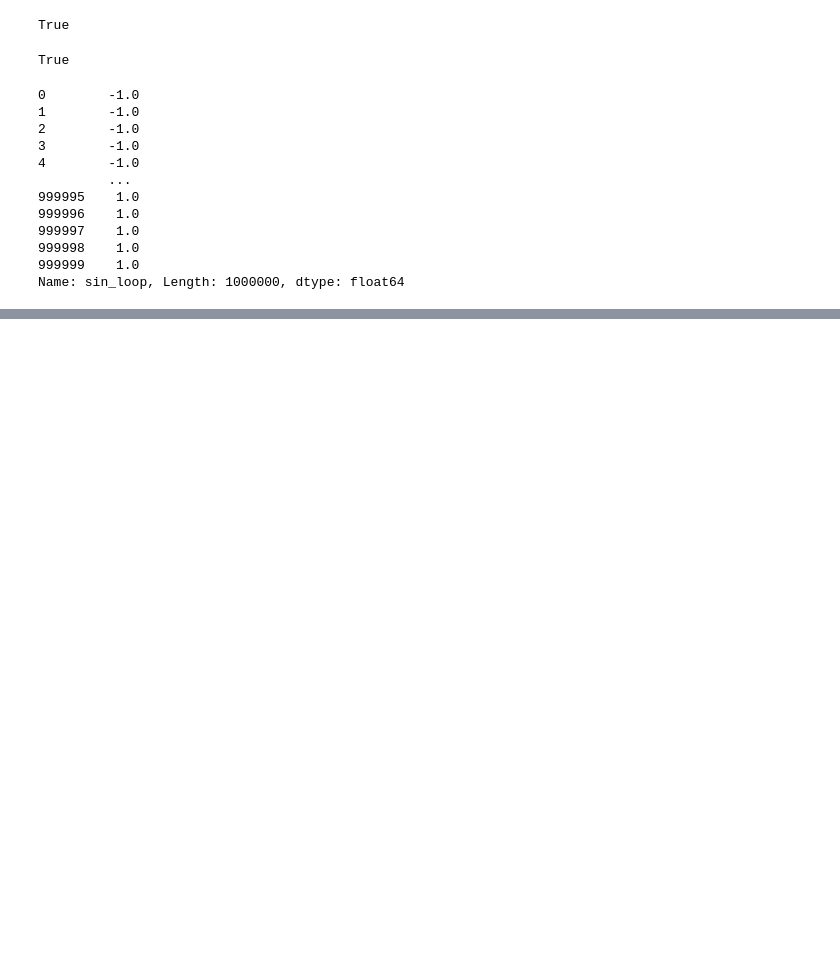
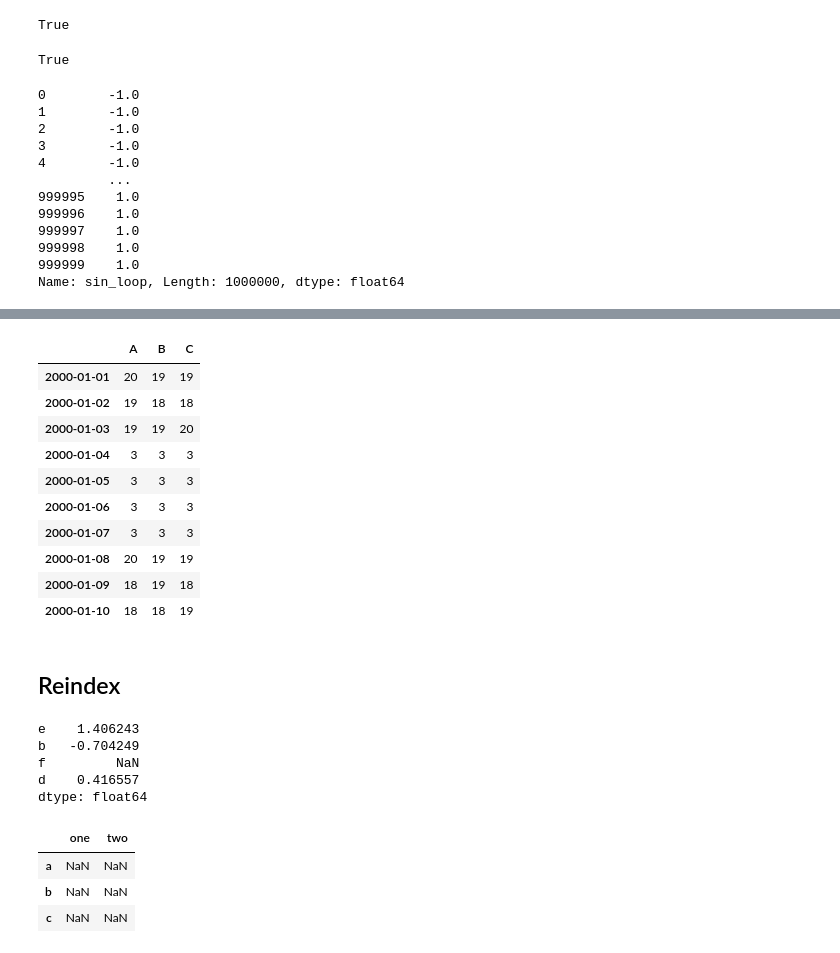
Before and after one commit to Patotricks15/pandas_documentation_study, a Jupyter notebook: essential_functionality.ipynb, the cells around one changed output, grey strips where cells are left out. Saved outputs shown, nothing was run; the diff lists cells and outputs as text; code cells hidden in the pictures; blank space fills up the shorter version.

```diff
--- a/essential_functionality.ipynb
+++ b/essential_functionality.ipynb
@@ -163,0 +227,21 @@ Name: sin_loop, Length: 1000000, dtype: float64
+# %%
+def f(x):
+    return len(str(x))
+
+
+
+tsdf.map(f)
+# %% [output]
+|  | A | B | C |
+| 2000-01-01 | 20 | 19 | 19 |
+| 2000-01-02 | 19 | 18 | 18 |
+| 2000-01-03 | 19 | 19 | 20 |
+| 2000-01-04 | 3 | 3 | 3 |
+| 2000-01-05 | 3 | 3 | 3 |
+| 2000-01-06 | 3 | 3 | 3 |
+| 2000-01-07 | 3 | 3 | 3 |
+| 2000-01-08 | 20 | 19 | 19 |
+| 2000-01-09 | 18 | 19 | 18 |
+| 2000-01-10 | 18 | 18 | 19 |
+# %% [markdown]
+## Reindex
@@ -163,0 +250,8 @@ Name: sin_loop, Length: 1000000, dtype: float64
+# %%
+s.reindex(["e", "b", "f", "d"])
+# %% [output]
+e    1.406243
+b   -0.704249
+f         NaN
+d    0.416557
+dtype: float64
@@ -163,0 +260,11 @@ Name: sin_loop, Length: 1000000, dtype: float64
+# %%
+df2 = df.reindex(["a", "b", "c"], columns=["one", "two"])
+
+df3 = df2 - df2.mean()
+
+df.reindex_like(df2)
+# %% [output]
+|  | one | two |
+| a | NaN | NaN |
+| b | NaN | NaN |
+| c | NaN | NaN |
```
Also changed, not shown: parts of 28 cells of this notebook.
